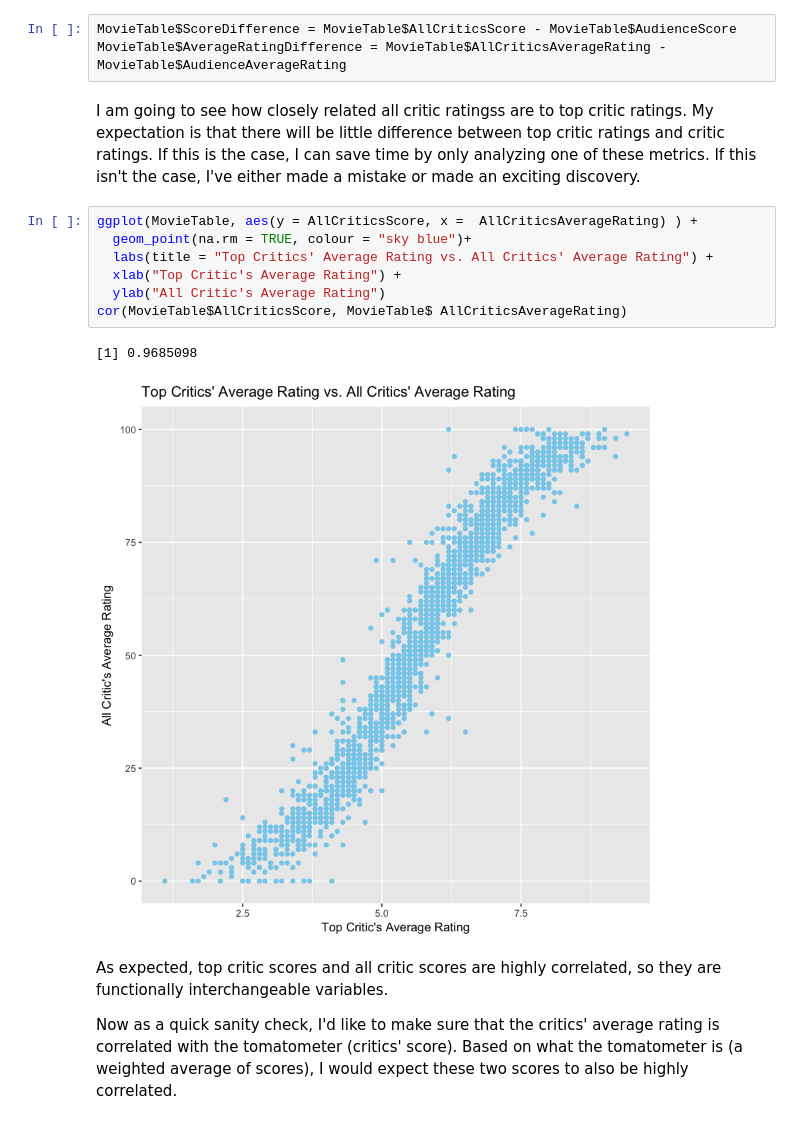
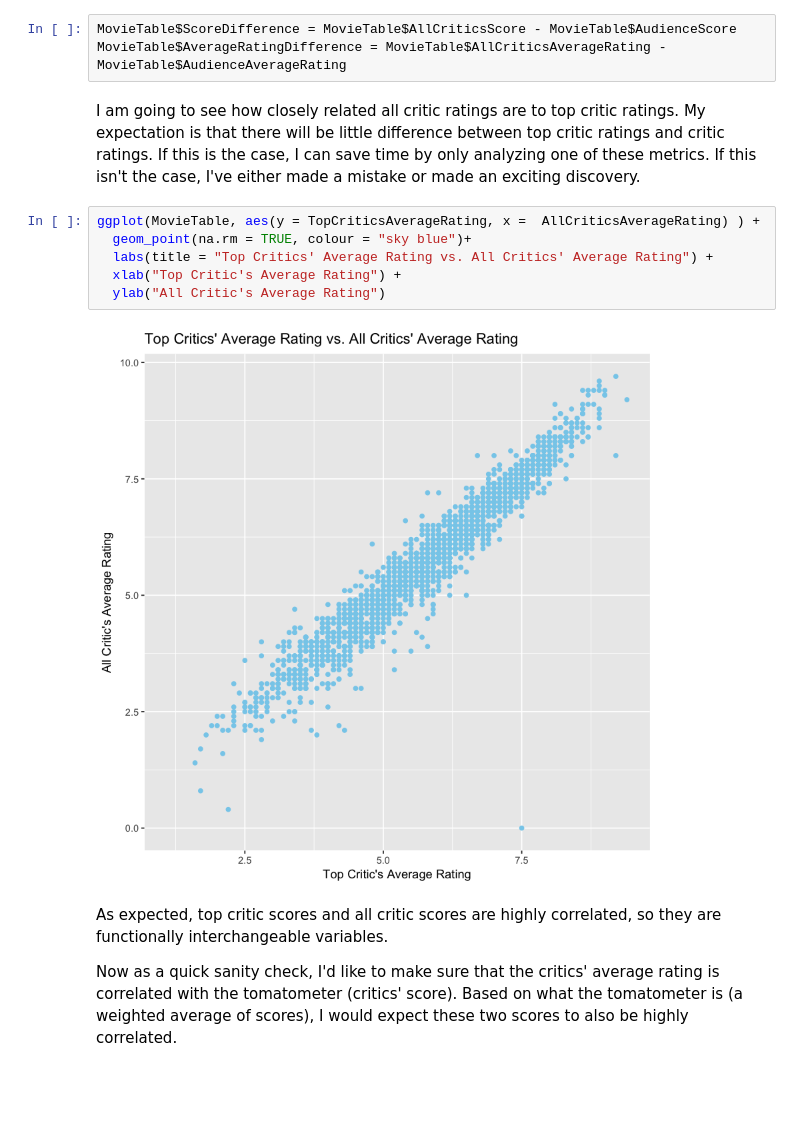
Before and after one commit to knowitallism/knowitallism.github.io, a Jupyter notebook: blog/MovieProject/web-scraping-with-r/index.ipynb, the cells around one changed output. Drawn from its saved outputs; the diff is of its cells as text; blank space fills up the shorter version.

```diff
--- a/blog/MovieProject/web-scraping-with-r/index.ipynb
+++ b/blog/MovieProject/web-scraping-with-r/index.ipynb
@@ -342,17 +331,15 @@ MovieTable[, (names(MovieTable) %in% Genres)] = ifelse(MovieTable[, (names(Movie
 MovieTable$ScoreDifference = MovieTable$AllCriticsScore - MovieTable$AudienceScore
 MovieTable$AverageRatingDifference = MovieTable$AllCriticsAverageRating - MovieTable$AudienceAverageRating
 # %% [markdown]
-<p>I am going to see how closely related all critic ratingss are to top critic ratings. My expectation is that there will be little difference between top critic ratings and critic ratings. If this is the case, I can save time by only analyzing one of these metrics. If this isn't the case, I've either made a mistake or made an exciting discovery.</p>
+<p>I am going to see how closely related all critic ratings are to top critic ratings. My expectation is that there will be little difference between top critic ratings and critic ratings. If this is the case, I can save time by only analyzing one of these metrics. If this isn't the case, I've either made a mistake or made an exciting discovery.</p>
 # %%
-ggplot(MovieTable, aes(y = AllCriticsScore, x =  AllCriticsAverageRating) ) +
+ggplot(MovieTable, aes(y = TopCriticsAverageRating, x =  AllCriticsAverageRating) ) +
   geom_point(na.rm = TRUE, colour = "sky blue")+
   labs(title = "Top Critics' Average Rating vs. All Critics' Average Rating") +
   xlab("Top Critic's Average Rating") +
   ylab("All Critic's Average Rating")
-cor(MovieTable$AllCriticsScore, MovieTable$ AllCriticsAverageRating)
 # %% [output]
-[1] 0.9685098
-[figure, old version]
+[figure, new version]
 # %% [markdown]
 <p>As expected, top critic scores and all critic scores are highly correlated, so they are functionally interchangeable variables. </p>
 
```
Also changed, not shown: parts of 17 cells of this notebook, 14 other files.
